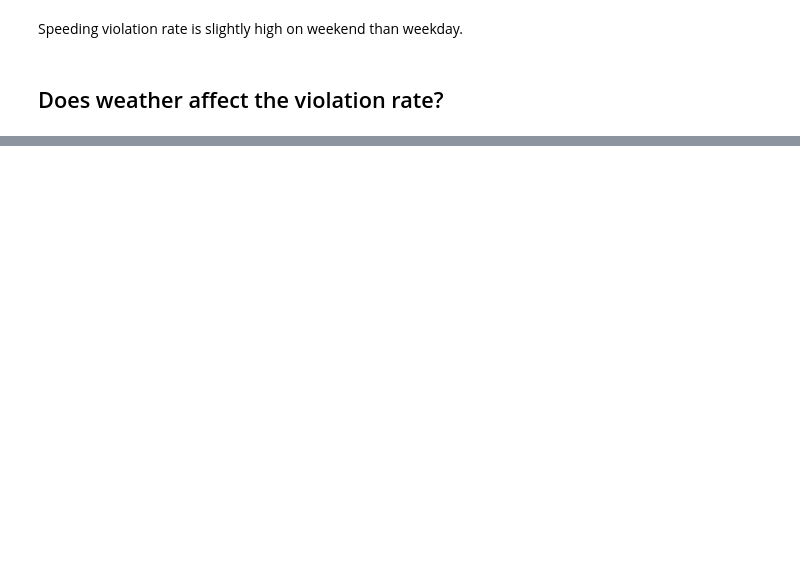
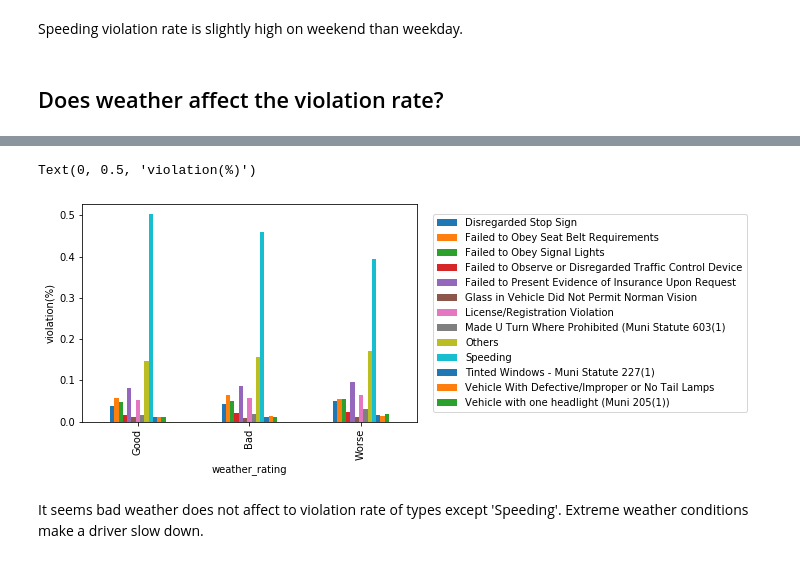
Before and after one commit to Happydogs/Aurora_Policing_Project, a Jupyter notebook: Aurora_Policing_Project.ipynb, the cells around one changed output, grey strips where cells are left out. Drawn from its saved outputs; the diff is of its cells as text; code cells hidden in the pictures; blank space fills up the shorter version.

Commit message:
Everything seems find and adding comments

```diff
--- a/Aurora_Policing_Project.ipynb
+++ b/Aurora_Policing_Project.ipynb
@@ -1417,0 +1497,2 @@ weather_violation.head()
+# %%
+violation_groupby_weather = weather_violation.groupby(['weather_rating']).violation.value_counts(normalize=True)
@@ -1417,0 +1519,3 @@ weather_violation.head()
+# %%
+# Unstack 'violation_groupby_weather' into a Dataframe
+violation_groupby_weather = violation_groupby_weather.unstack()
@@ -1417,0 +1530,10 @@ weather_violation.head()
+# %%
+# Plot Dataframe violation_groupby_weather
+violation_groupby_weather.plot(kind = 'bar')
+plt.legend(loc = 'center right',bbox_to_anchor =(2,0.5))
+plt.ylabel('violation(%)')
+# %% [output]
+Text(0, 0.5, 'violation(%)')
+[figure, added]
+# %% [markdown]
+It seems bad weather does not affect to violation rate of types except 'Speeding'. Extreme weather conditions make a driver slow down.
```
Also changed, not shown: parts of 126 cells of this notebook.
